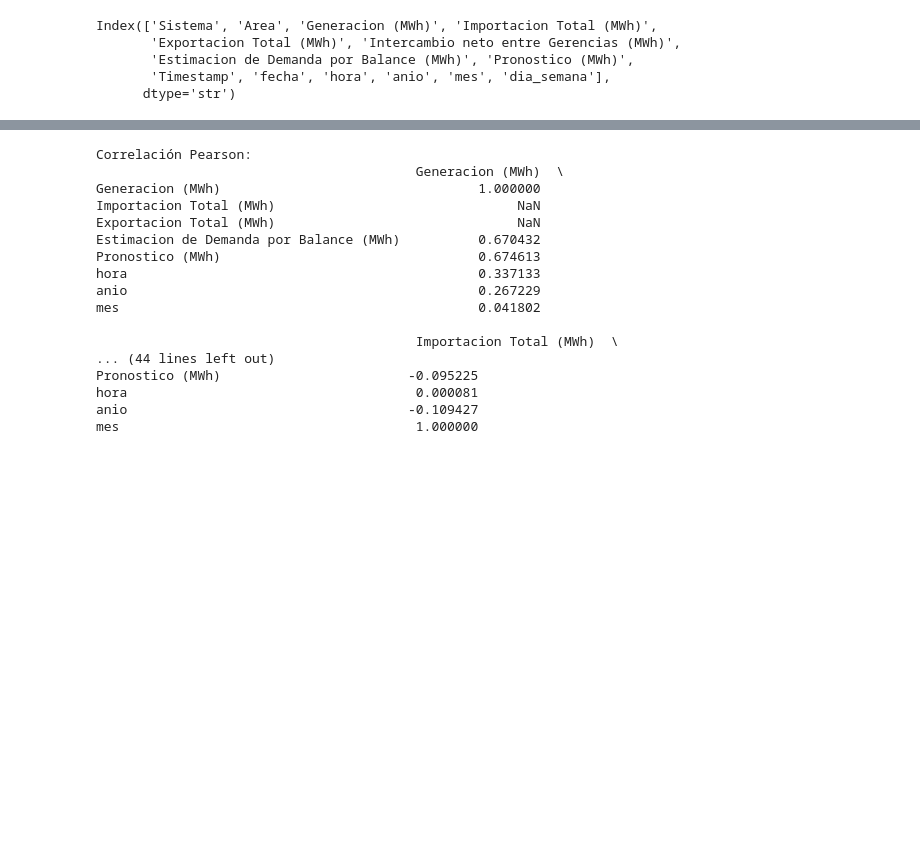
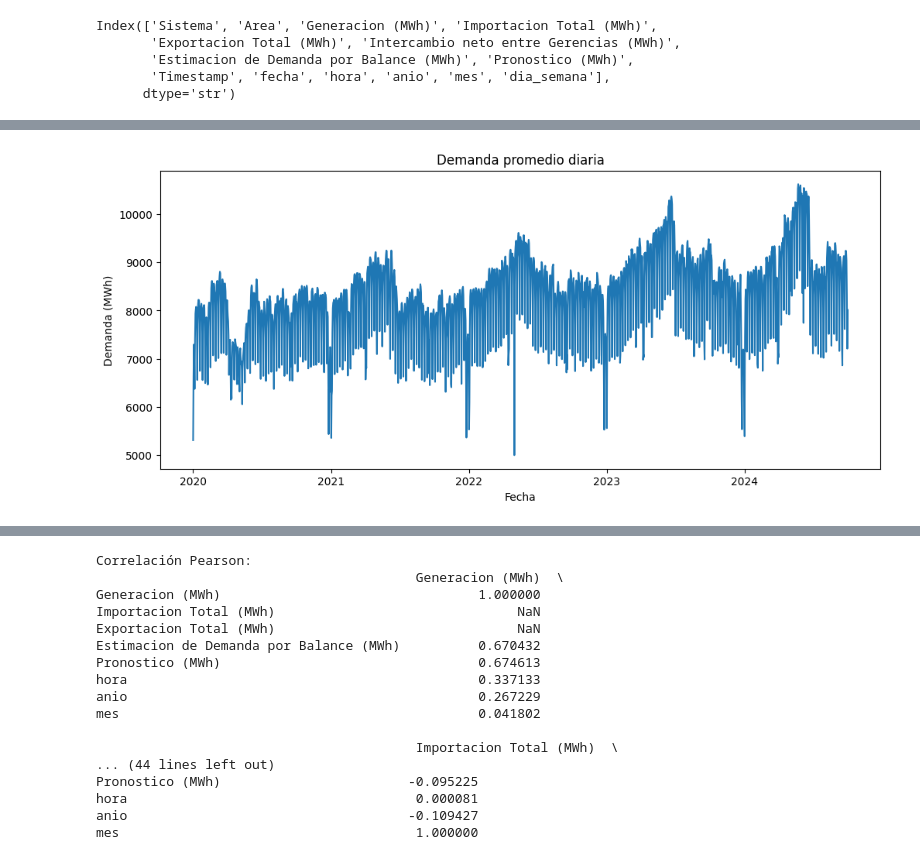
Before and after one commit to UlisesACC/Modelado-Predictivo, a Jupyter notebook: regresion/EDA.ipynb, the cells around one changed output, grey strips where cells are left out. Drawn from its saved outputs; the diff is of its cells as text; code cells hidden in the pictures; blank space fills up the shorter version.

```diff
--- a/regresion/EDA.ipynb
+++ b/regresion/EDA.ipynb
@@ -640,0 +682,12 @@ Index(['Sistema', 'Area', 'Generacion (MWh)', 'Importacion Total (MWh)',
+# %%
+demanda_dia = df_area.groupby("fecha")["Estimacion de Demanda por Balance (MWh)"].mean()
+
+plt.figure(figsize=(12,5))
+demanda_dia.plot()
+
+plt.title("Demanda promedio diaria")
+plt.xlabel("Fecha")
+plt.ylabel("Demanda (MWh)")
+plt.show()
+# %% [output]
+[figure, added]
```
Also changed, not shown: parts of 11 cells of this notebook.
